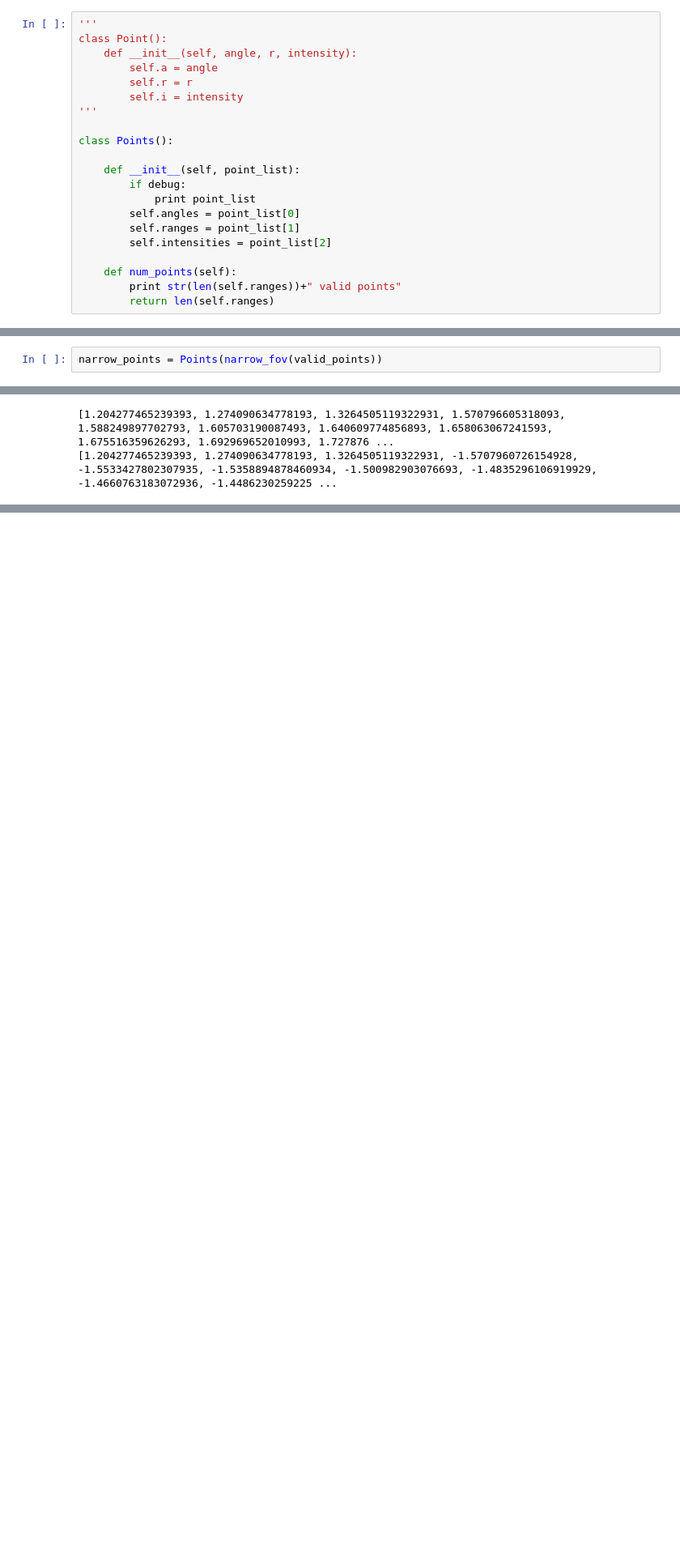
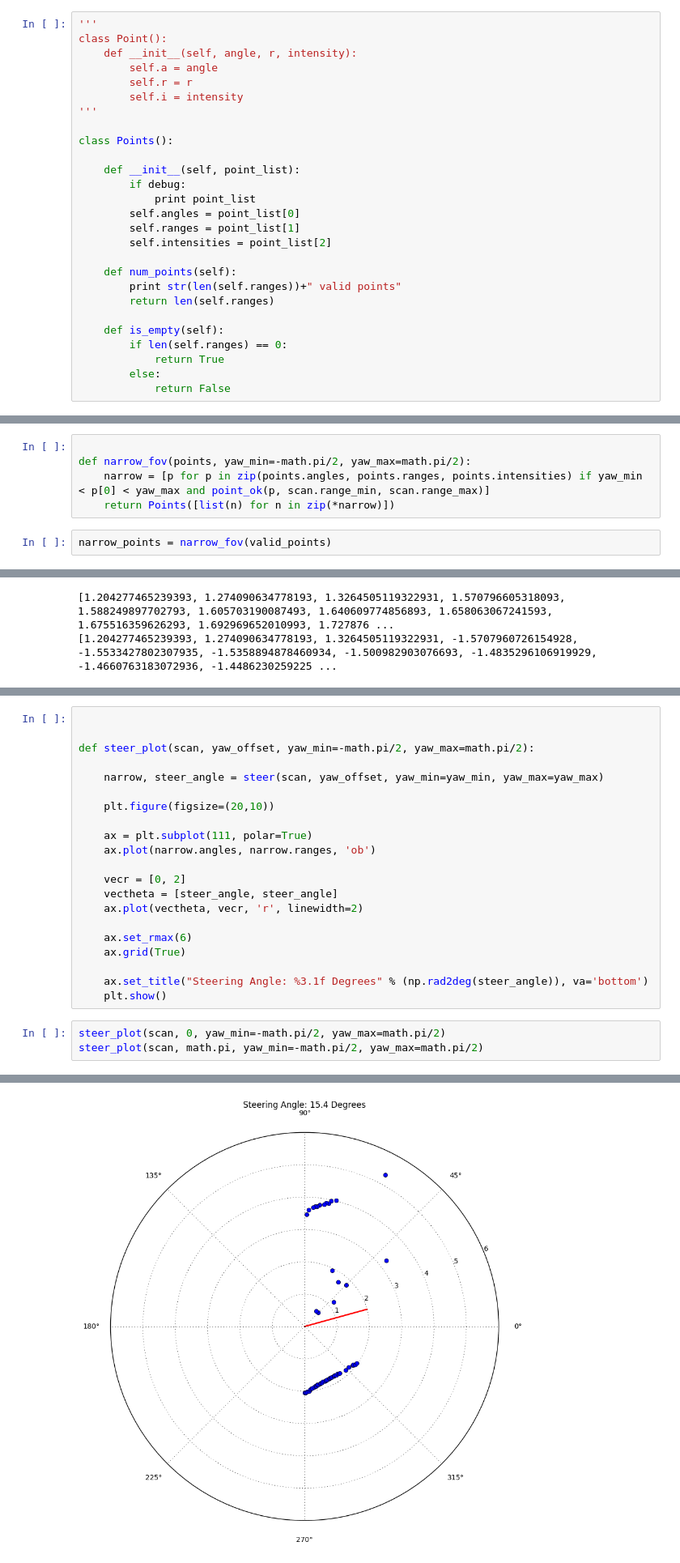
Before and after one commit to 5yler/metatron, a Jupyter notebook: gigatron/scripts/Steering Fixes.ipynb, the cells around one changed output, grey strips where cells are left out. Shown at 81% size. Cells and saved outputs as stored; diff of their text form; blank space fills up the shorter version.

Commit message:
Fixed steering angle calculation #17

```diff
--- a/gigatron/scripts/Steering Fixes.ipynb
+++ b/gigatron/scripts/Steering Fixes.ipynb
@@ -138,6 +149,12 @@ class Points():
     def num_points(self):
         print str(len(self.ranges))+" valid points"
         return len(self.ranges)
+
+    def is_empty(self):
+        if len(self.ranges) == 0:
+            return True
+        else:
+            return False
 # %%
 # check if point is OK
 def point_ok(p, range_min, range_max):
@@ -236,5 +236,10 @@ def narrow_fov(points, yaw_min=-math.pi/2, yaw_max=math.pi/2):
+# %%
+
+def narrow_fov(points, yaw_min=-math.pi/2, yaw_max=math.pi/2):
+    narrow = [p for p in zip(points.angles, points.ranges, points.intensities) if yaw_min < p[0] < yaw_max and point_ok(p, scan.range_min, scan.range_max)]
+    return Points([list(n) for n in zip(*narrow)])
 # %%
-narrow_points = Points(narrow_fov(valid_points))
+narrow_points = narrow_fov(valid_points)
 # %%
 # compare two sets of points
 def plot_point_comparison(point_class_1, point_class_2, title1='Some Points', title2='Some Other Points'):
@@ -265,0 +296,25 @@ print narrow_points.angles
+# %%
+
+
+def steer_plot(scan, yaw_offset, yaw_min=-math.pi/2, yaw_max=math.pi/2):
+
+    narrow, steer_angle = steer(scan, yaw_offset, yaw_min=yaw_min, yaw_max=yaw_max)
+
+    plt.figure(figsize=(20,10))
+
+    ax = plt.subplot(111, polar=True)
+    ax.plot(narrow.angles, narrow.ranges, 'ob')
+
+    vecr = [0, 2]
+    vectheta = [steer_angle, steer_angle]
+    ax.plot(vectheta, vecr, 'r', linewidth=2)
+
+    ax.set_rmax(6)
+    ax.grid(True)
+
+    ax.set_title("Steering Angle: %3.1f Degrees" % (np.rad2deg(steer_angle)), va='bottom')
+    plt.show()
+# %%
+steer_plot(scan, 0, yaw_min=-math.pi/2, yaw_max=math.pi/2)
+steer_plot(scan, math.pi, yaw_min=-math.pi/2, yaw_max=math.pi/2)
+# %% [output]
@@ -265,0 +323 @@ print narrow_points.angles
+[figure, added]
```
Also changed, not shown: parts of 5 cells of this notebook, 1 other file.
